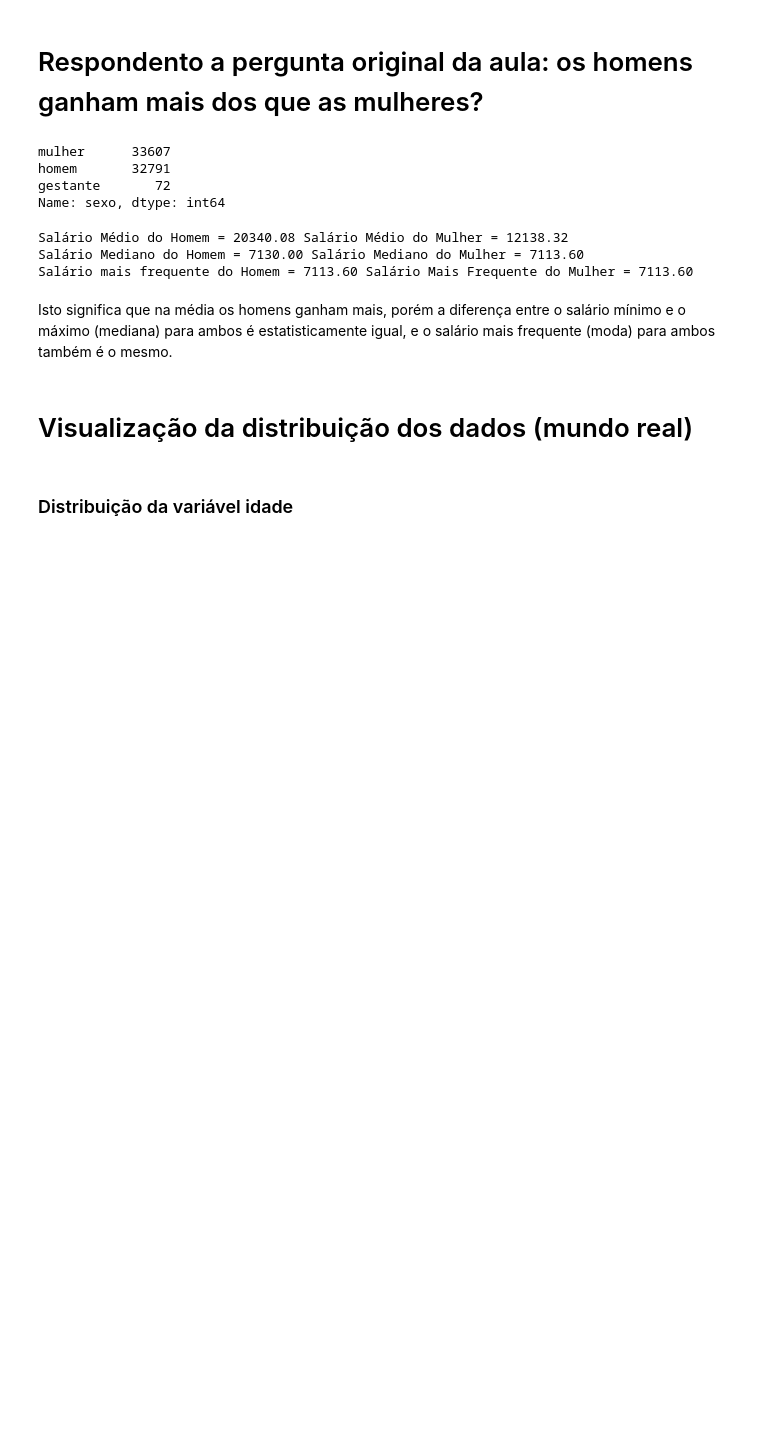
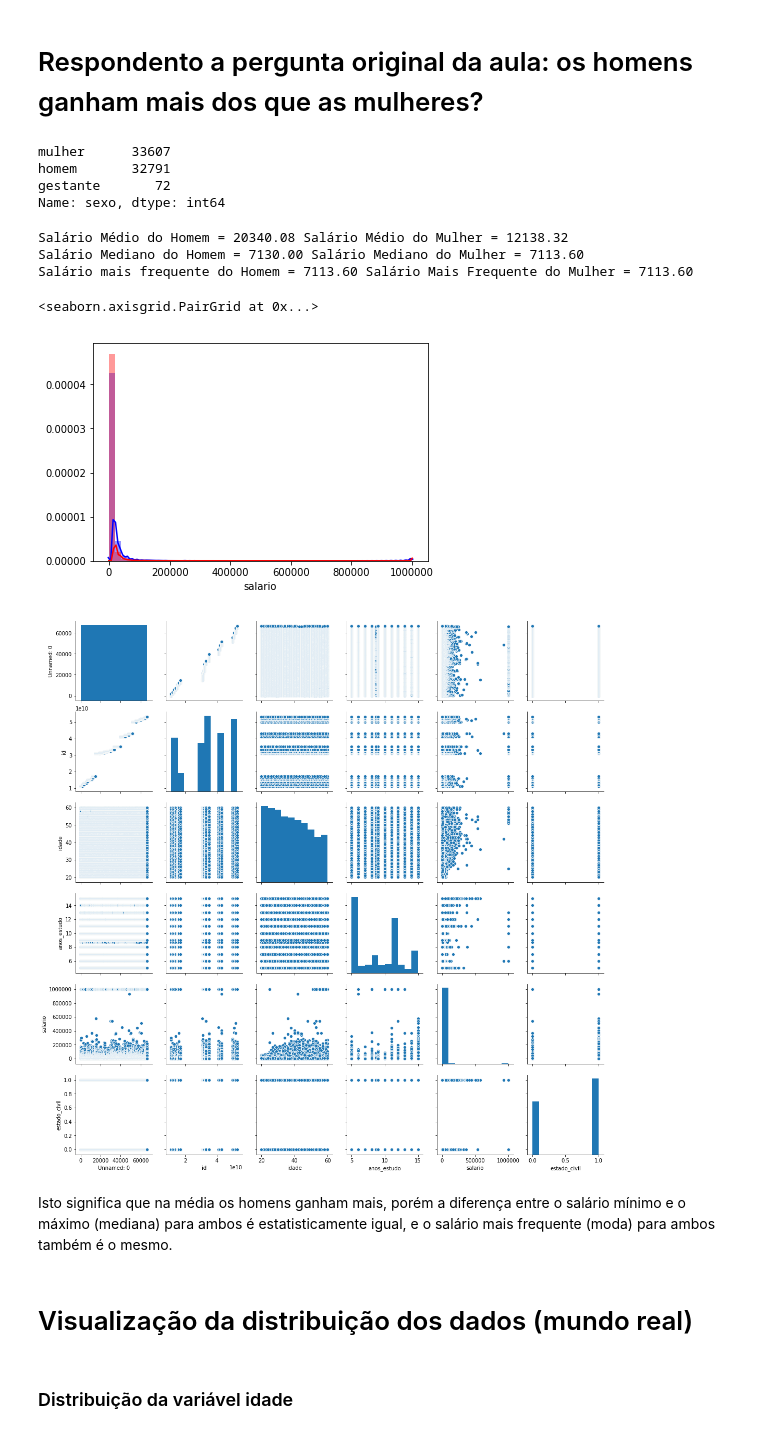
Before and after one commit to sn3fru/datascience_course, a Jupyter notebook: 1-analise-exploratória-basica/01-lendo-dados-e-medidas-centralidade/aula1.ipynb, the cells around one changed output. Saved outputs shown, nothing was run; the diff lists cells and outputs as text; code cells hidden in the pictures; blank space fills up the shorter version.

```diff
--- a/1-analise-exploratória-basica/01-lendo-dados-e-medidas-centralidade/aula1.ipynb
+++ b/1-analise-exploratória-basica/01-lendo-dados-e-medidas-centralidade/aula1.ipynb
@@ -309,11 +309,12 @@ Salário mais frequente do Homem = 7113.60 Salário Mais Frequente do Mulher = 7
 # %%
 # Gráfico demora um pouco pra rodar
 sns.distplot( df_homens["salario"] , color="blue", label="Salario Homens")
 sns.distplot( df_mulheres["salario"] , color="red", label="Salario Mulheres")
-fig.figsize= (30, 20)
 sns.pairplot(df)
-
-#sns.plt.show()
+# %% [output]
+<seaborn.axisgrid.PairGrid at 0x...>
+[figure, added]
+[figure, added]
 # %% [markdown]
 Isto significa que na média os homens ganham mais, porém a diferença entre o salário mínimo e o máximo (mediana) para ambos é estatisticamente igual, e o salário mais frequente (moda) para ambos também é o mesmo.
 # %%
```
